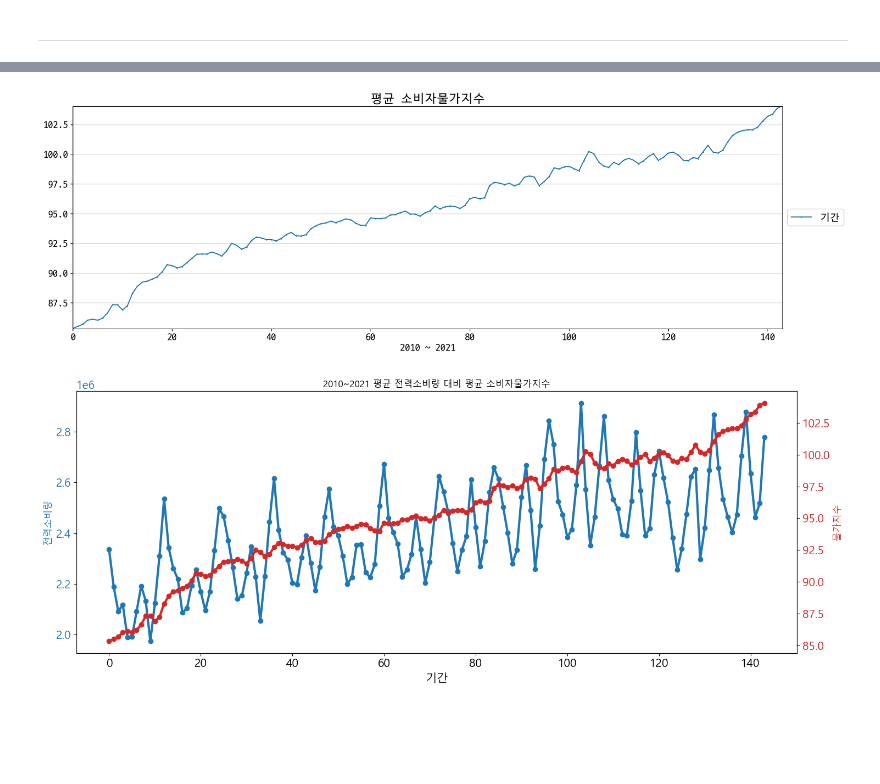
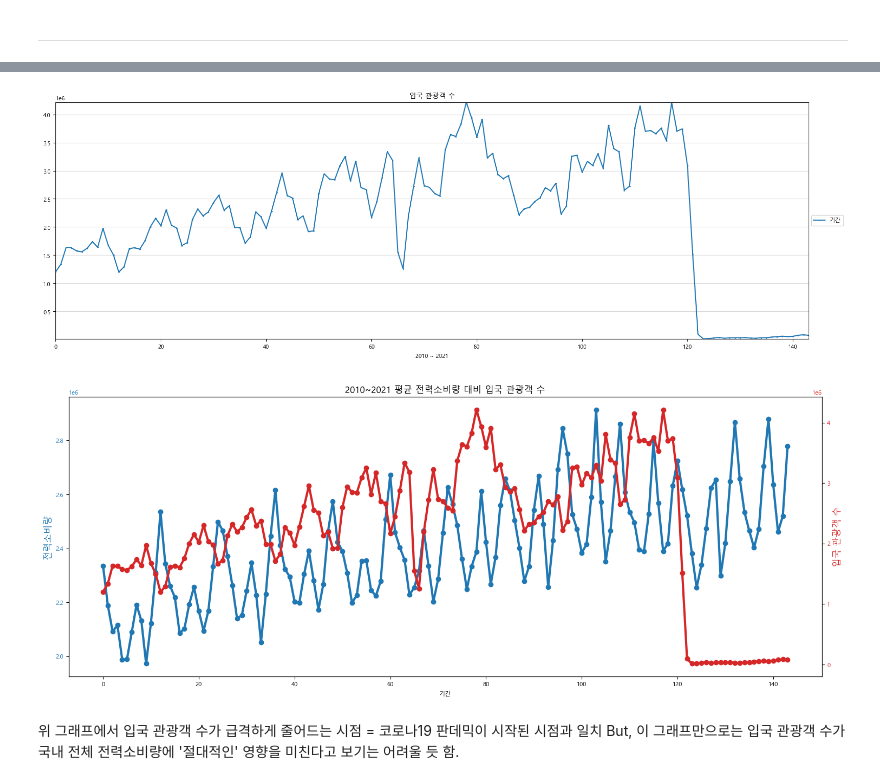
Before and after one commit to ThatHomr/project_2, a Jupyter notebook: project_2_file/Sunghwa/03_Data_Analysis/[문화]입국관광객/[문화]관광목적_외래객_그래프.ipynb, the cells around one changed output, grey strips where cells are left out. Drawn from its saved outputs; the diff is of its cells as text; code cells hidden in the pictures; blank space fills up the shorter version.

```diff
--- a/project_2_file/Sunghwa/03_Data_Analysis/[문화]입국관광객/[문화]관광목적_외래객_그래프.ipynb
+++ b/project_2_file/Sunghwa/03_Data_Analysis/[문화]입국관광객/[문화]관광목적_외래객_그래프.ipynb
@@ -116,7 +118,7 @@ df = pd.read_csv('201001_202112_월별_시도별_전력사용량.csv')
 # %%
 ### 1번 항목에서 확인했던 전력소비량 데이터 중에서도 평균값만을 위 cpi_total과 같은 형태로 추출
-df_drop = df.drop({'Unnamed: 0', '시도'}, axis=1)
-df_drop
+df_drop11 = df_elec.drop({'Unnamed: 0', '시도'}, axis=1)
+df_drop11
 # %% [output]
 |  | 연도 | 1월 | 2월 | 3월 | 4월 | 5월 | 6월 | 7월 | 8월 | 9월 | 10월 | ... |
 | 0 | 2010 | 1480180 | 1382020 | 1308429 | 1317499 | 1185530 | 1114450 | 1055938 | 1088438 | 1058865 | 1116695 | ... |
@@ -133,7 +135,7 @@ df_drop
 204 rows × 13 columns
 # %%
 # 연도 column을 기준으로 그룹화, 동시에 평균값을 dataframe에 출력
-df_group = df_drop.groupby('연도').mean()
+df_group = df_drop11.groupby('연도').mean()
 df_mean = df_group.T # 행렬변환
 df_mean
 # %% [output]
@@ -178,7 +180,7 @@ df_melt
 144 rows × 3 columns
 # %%
 # 연도 column 삭제
-df_drop2 = df_melt.drop('연도', axis=1)
-df_type = df_drop2.astype({'value':'int64'})
+df_drop22 = df_melt.drop('연도', axis=1)
+df_type = df_drop22.astype({'value':'int64'})
 # %%
 df_type = df_type.rename(columns={'index':'기간', 'value':'전력소비량'})
@@ -202,6 +204,6 @@ df_type
 
 df_con1 = df_type.rename(columns={'index' : '기간', 'value' : '전력소비량'}, inplace=False)
 df_con2 = df_con1['전력소비량']
-result = pd.concat([cpi_total8,df_con2],axis=1)
+result = pd.concat([df_astype,df_con2],axis=1)
 result ### 시각화 대상 변수
 # %% [output]
@@ -257,16 +259,16 @@ plt.show()
 plt.figure(figsize=(19, 6))
 
 # 데이터프레임을 이용하여 그래프 그리기
-plt.plot(cpi_total8["물가지수"], marker='o', markersize=1)
+plt.plot(df_astype["관광객"], marker='o', markersize=1)
 
 # y축에 그리드 추가
 plt.grid(axis='y', linestyle='-', alpha=0.5)
 
 # 그래프 범례를 그래프 밖에 위치
-plt.legend(cpi_total8.columns, loc='center left', bbox_to_anchor=(1, 0.5))
+plt.legend(df_astype.columns, loc='center left', bbox_to_anchor=(1, 0.5))
 
 # 그래프 제목 설정
-plt.title('평균 소비자물가지수')
+plt.title('입국 관광객 수')
 
 # x축 레이블 설정
 plt.xlabel('2010 ~ 2021')
@@ -281,7 +283,7 @@ plt.autoscale(axis='y', tight=True)
 # 그래프 출력
 plt.show()
 # %% [output]
-[figure, old version]
+[figure, new version]
 # %%
 plt.rcParams['font.family'] = 'Malgun Gothic'
 plt.rcParams['font.size'] = 15
@@ -289,21 +291,24 @@ plt.rcParams['axes.unicode_minus']=False
 # %%
 fig, ax1 = plt.subplots(figsize=(15,6),nrows=1,ncols=1)
 
 color_1 = 'tab:blue'
-ax1.set_title('2010~2021 평균 전력소비량 대비 평균 소비자물가지수', fontsize=12)
+ax1.set_title('2010~2021 평균 전력소비량 대비 입국 관광객 수', fontsize=12)
 ax1.set_xlabel('기간')
 ax1.set_ylabel('전력소비량', fontsize=12, color=color_1)
 ax1.plot(result.index, result.전력소비량 , marker='o', color=color_1,linewidth=3)
 ax1.tick_params(axis='y', labelcolor=color_1)
 
 
 ax2 = ax1.twinx()
 color_2 = 'tab:red'
-ax2.set_ylabel('물가지수', fontsize=12, color=color_2)
-ax2.plot(result.index, result.물가지수, marker='o', color=color_2,linewidth=3)
+ax2.set_ylabel('입국 관광객 수', fontsize=12, color=color_2)
+ax2.plot(result.index, result.관광객, marker='o', color=color_2,linewidth=3)
 ax2.tick_params(axis='y', labelcolor=color_2)
 
 fig.tight_layout()
 plt.show()
 # %% [output]
-[figure, old version]
+[figure, new version]
+# %% [markdown]
+위 그래프에서 입국 관광객 수가 급격하게 줄어드는 시점 = 코로나19 판데믹이 시작된 시점과 일치
+But, 이 그래프만으로는 입국 관광객 수가 국내 전체 전력소비량에 '절대적인' 영향을 미친다고 보기는 어려울 듯 함.
```
Also changed, not shown: parts of 16 cells of this notebook.
